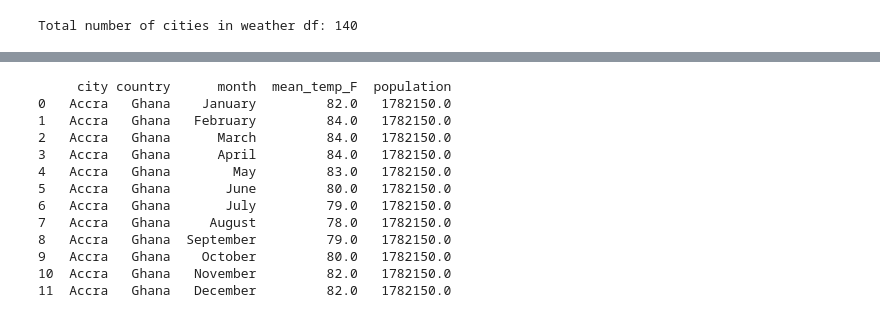
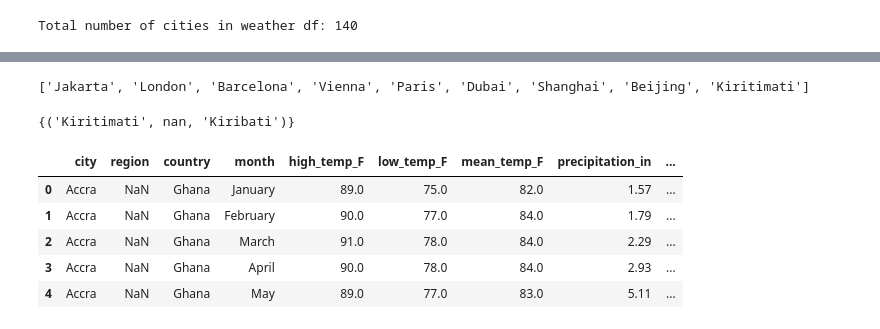
Before and after one commit to novice86/urban-climate-explorer, a Jupyter notebook: src/data_enrichment.ipynb, the cells around one changed output, grey strips where cells are left out. Drawn from its saved outputs; the diff is of its cells as text; code cells hidden in the pictures.

```diff
--- a/src/data_enrichment.ipynb
+++ b/src/data_enrichment.ipynb
@@ -172,0 +244,11 @@ Cities in weather df but not in simple map df: {'Kiritimati'}
+# %%
+# Create sets of tuples (city, region, country) for both datasets
+weather_set = set(weather_df[['city_clean', 'region_clean', 'country_clean']].itertuples(index=False, name=None))
+map_set = set(simple_map_cities_df[['city_clean', 'region_clean', 'country_clean']].itertuples(index=False, name=None))
+
+# Subtract the map set from the weather set to see what is leftover
+missing_in_maps = weather_set - map_set
+stubborn_cities = [item[0] for item in missing_in_maps]
+print(stubborn_cities)
+# %% [output]
+['Jakarta', 'London', 'Barcelona', 'Vienna', 'Paris', 'Dubai', 'Shanghai', 'Beijing', 'Kiritimati']
@@ -173,33 +278,40 @@ Cities in weather df but not in simple map df: {'Kiritimati'}
+# %%
+# Create sets of tuples (city, region, country) for both datasets
+weather_set = set(weather_df[['city_clean', 'region_clean', 'country_clean']].itertuples(index=False, name=None))
+map_set = set(simple_map_cities_df[['city_clean', 'region_clean', 'country_clean']].itertuples(index=False, name=None))
+
+# Subtract the map set from the weather set to see what is leftover
+missing_in_maps = weather_set - map_set
+print(missing_in_maps)
+# %% [output]
+{('Kiritimati', nan, 'Kiribati')}
+# %%
+weather_df = weather_df[~((weather_df['city'] == 'Kiritimati') & (weather_df['country'] == 'Kiribati'))]
+weather_df = weather_df.reset_index(drop=True)
 # %%
-# The SimpleMaps file has lots of columns (lat, lng, iso3, etc.)
-cities_subset = simple_map_cities_df[['city_ascii', 'country', 'population', 'lat', 'lng']]
+cities_subset = simple_map_cities_df[['city_clean', 'country_clean', 'region_clean', 'population', 'lat', 'lng']]
 
-# Rename 'city_ascii' to 'city' so it  matches weather dataframe
-cities_subset = cities_subset.rename(columns={'city_ascii': 'city'})
+# Sort by population and drop duplicates so the merge keys are perfectly unique
+cities_subset = (
+    cities_subset
+    .sort_values('population', ascending=False)
+    .drop_duplicates(subset=['city_clean', 'region_clean', 'country_clean'])
+)
 
-# Perform a Left Join (Merge)
-# Look at the weather data, finds the matching city AND country
-# in the SimpleMaps data, and attaches the population and density.
+# Merge two dataframes
 final_df = pd.merge(
     weather_df,
     cities_subset,
-    on=['city', 'country'], # We match on BOTH to avoid confusing Paris, France with Paris, Texas
-    how='left' # 'left' ensures we keep all 143 weather rows, even if a city is missing
+    on=['city_clean', 'region_clean', 'country_clean'],
+    how='left',
+    validate='many_to_one'
 )
 
-# Check the results!
-print(final_df[['city', 'country', 'month', 'mean_temp_F', 'population']].head(12))
+final_df.head()
 # %% [output]
-     city country      month  mean_temp_F  population
-0   Accra   Ghana    January         82.0   1782150.0
-1   Accra   Ghana   February         84.0   1782150.0
-2   Accra   Ghana      March         84.0   1782150.0
-3   Accra   Ghana      April         84.0   1782150.0
-4   Accra   Ghana        May         83.0   1782150.0
-5   Accra   Ghana       June         80.0   1782150.0
-6   Accra   Ghana       July         79.0   1782150.0
-7   Accra   Ghana     August         78.0   1782150.0
-8   Accra   Ghana  September         79.0   1782150.0
-9   Accra   Ghana    October         80.0   1782150.0
-10  Accra   Ghana   November         82.0   1782150.0
-11  Accra   Ghana   December         82.0   1782150.0
+|  | city | region | country | month | high_temp_F | low_temp_F | mean_temp_F | precipitation_in | ... |
+| 0 | Accra | NaN | Ghana | January | 89.0 | 75.0 | 82.0 | 1.57 | ... |
+| 1 | Accra | NaN | Ghana | February | 90.0 | 77.0 | 84.0 | 1.79 | ... |
+| 2 | Accra | NaN | Ghana | March | 91.0 | 78.0 | 84.0 | 2.29 | ... |
+| 3 | Accra | NaN | Ghana | April | 90.0 | 78.0 | 84.0 | 2.93 | ... |
+| 4 | Accra | NaN | Ghana | May | 89.0 | 77.0 | 83.0 | 5.11 | ... |
```
Also changed, not shown: parts of 25 cells of this notebook, 7 other files.
